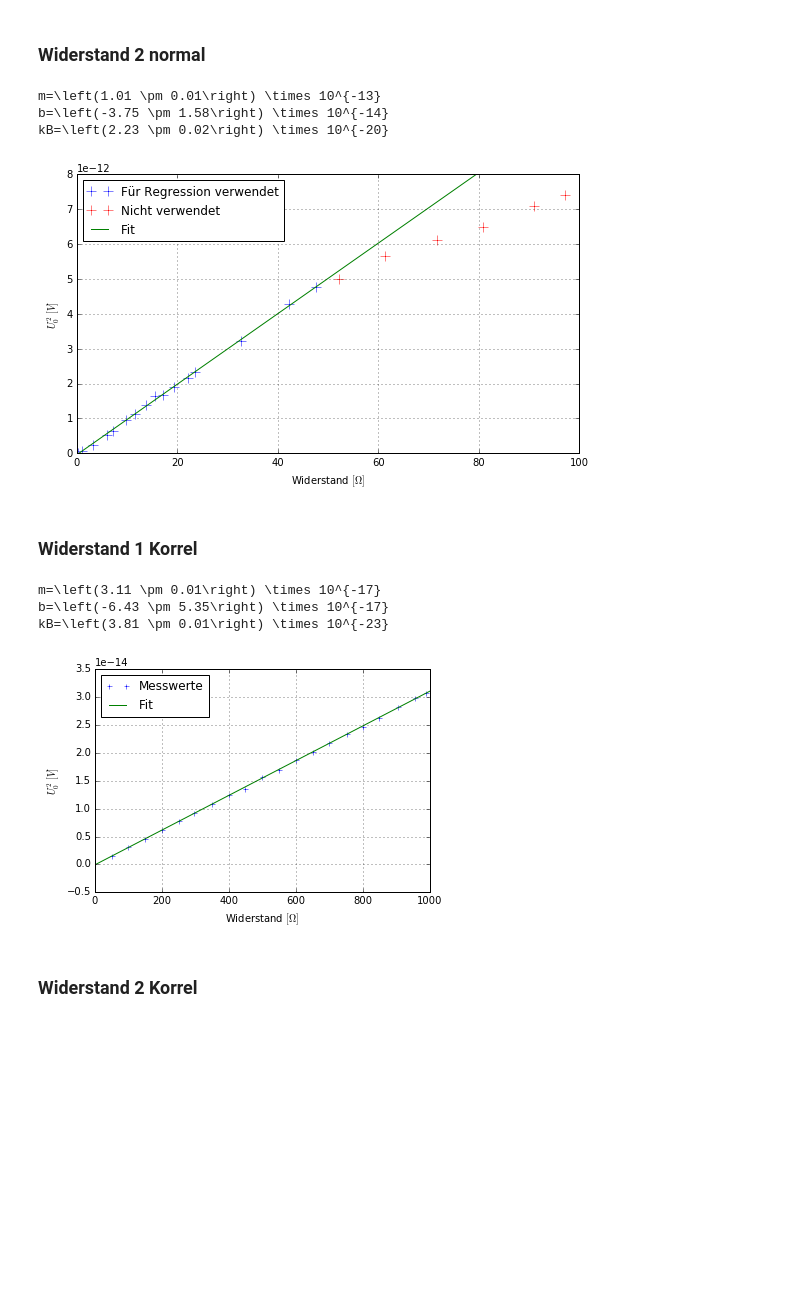
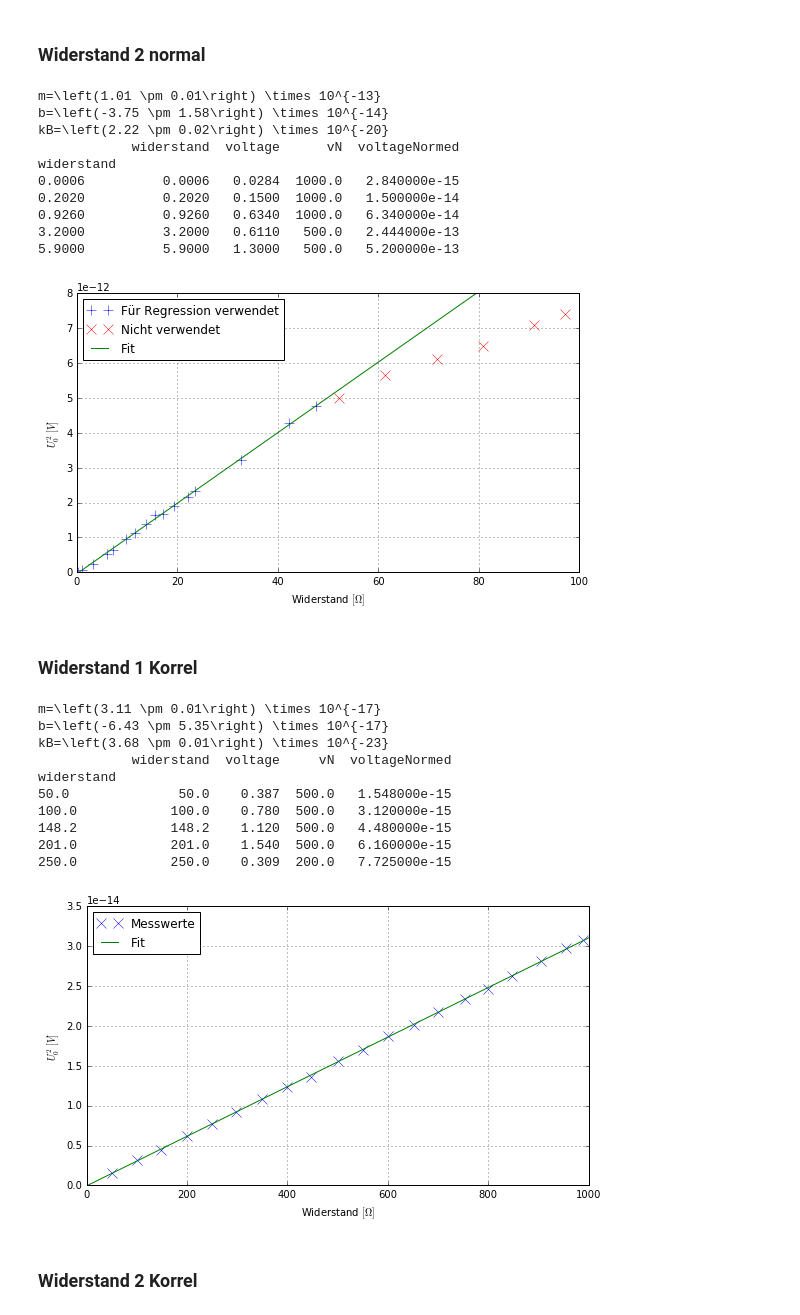
Before and after one commit to Diman1992/FP-M.Sc, a Jupyter notebook: 04Rauschen/auswertung/Untitled.ipynb, the cells around one changed output. Saved outputs shown, nothing was run; the diff lists cells and outputs as text; code cells hidden in the pictures; blank space fills up the shorter version.

```diff
--- a/04Rauschen/auswertung/Untitled.ipynb
+++ b/04Rauschen/auswertung/Untitled.ipynb
@@ -61,6 +69,7 @@ sin1['frequenzkHz'] = sin1.frequenz #Plot soll in kHz bleiben
 sin1.frequenz *= 1000 # in Herz umrechnen
 sin1.index = sin1.frequenz
 sin1['voltage'] /= 1000 #in Volt umrechnen
+sin1.sort_index(inplace=True)
 
 # Verstärkungen aufzählen
 V_in = 175e-3 #Eingangsspannung
@@ -77,7 +86,7 @@ sin1['verstaerkung'] = V_gl * V_V**2 * V_N
 # Plot der Messewerte
 fig = plt.figure(figsize=(9,5))
 ax = fig.add_subplot(111)
-ax.plot(sin1.frequenzkHz, sin1.voltageCorrected, linestyle='', marker='+', markersize=10, label='Messwerte')
+ax.plot(sin1.frequenzkHz, sin1.voltageCorrected, linestyle='', marker='x', markersize=10, label='Messwerte')
 ax.set_xlim((0,45))
 ax.set_xlabel('Frequenz [kHz]')
 ax.set_ylabel(r'$\eta(\nu)$')
@@ -85,11 +94,9 @@ ax.grid()
 ax.legend(loc='best')
 fig.savefig('results/sin.pdf')
 
+plt.show()
+
 # Latex Tabelle
-output = sin1.sort_values('frequenz')
-output.voltageCorrected *= 1000
-output.to_latex('results/latex_sinus1.tab', header=False, index=False,
-            float_format='%2.2f', columns=['frequenz','vN','voltageCorrected'],)
-
-plt.show()
+sin1['v'] = sin1.voltageCorrected*1000
+#sin1.to_latex('latex_sin1', float_format='%2.2f', header=False, index=False, columns=['frequenzkHz','vN','v'])
 # %% [output]
@@ -110,6 +117,7 @@ sin2['frequenzkHz'] = sin2.frequenz # Plot soll in kHz bleiben
 sin2.frequenz *= 1000. # in Herz umrechnen
 sin2.index = sin2.frequenz
 sin2['voltage'] /= 1000. #in Volt umrechnen
+sin2.sort_index(inplace=True)
 
 
 
@@ -146,7 +154,7 @@ x = np.linspace(5e3, 30e3, 1000)
 # Plot der Messewerte
 fig = plt.figure(figsize=(9,5))
 ax = fig.add_subplot(111)
-ax.plot(sin2.frequenzkHz, sin2.voltageCorrected, linestyle='', marker='+', markersize=10, label='Messwerte')
+ax.plot(sin2.frequenzkHz, sin2.voltageCorrected, linestyle='', marker='x', markersize=10, label='Messwerte')
 
 y = durchlasskurve(x, popt[0], popt[1], popt[2])
 ax.plot(x/1000,y, label='Fit')
@@ -162,6 +170,8 @@ ax.legend(loc='upper right')
 fig.savefig('results/sin_korrel.pdf')
 
 plt.show()
+sin2['v'] = sin2.voltageCorrected*1000
+#sin2.to_latex('latex_sin2', float_format='%2.3f', header=False, index=False, columns=['frequenzkHz','vN','v'])
 # %% [output]
 15021.62 \pm 18.02
 8.09 \pm 0.26
@@ -308,7 +329,7 @@ with open("results/wid2_kb.fit", "w") as text_file:
 fig = plt.figure(figsize=(9,5))
 ax = fig.add_subplot(111)
 daten.voltageNormed.plot(ax=ax, linestyle='', marker='+', color='blue', markersize=10, label='Für Regression verwendet')
-noFit.voltageNormed.plot(ax=ax, linestyle='', marker='+', color='red', markersize=10, label='Nicht verwendet')
+noFit.voltageNormed.plot(ax=ax, linestyle='', marker='x', color='red', markersize=10, label='Nicht verwendet')
 
 
 
@@ -321,12 +342,24 @@ ax.set_ylabel('$U_0^2\ [V]$')
 ax.grid()
 ax.legend(loc='best')
 fig.savefig('results/wid2.pdf')
+
+
+daten['v'] = daten.voltageNormed*1e13
+#daten.to_latex('latex_wid2', float_format='%2.3f', header=False, index=False, columns=['widerstand','vN','v'])
+
 plt.show()
 # %% [output]
 m=\left(1.01 \pm 0.01\right) \times 10^{-13}
 b=\left(-3.75 \pm 1.58\right) \times 10^{-14}
-kB=\left(2.23 \pm 0.02\right) \times 10^{-20}
+kB=\left(2.22 \pm 0.02\right) \times 10^{-20}
+            widerstand  voltage      vN  voltageNormed
+widerstand
+0.0006          0.0006   0.0284  1000.0   2.840000e-15
+0.2020          0.2020   0.1500  1000.0   1.500000e-14
+0.9260          0.9260   0.6340  1000.0   6.340000e-14
+3.2000          3.2000   0.6110   500.0   2.444000e-13
+5.9000          5.9000   1.3000   500.0   5.200000e-13
-[figure, old version]
+[figure, new version]
 # %% [markdown]
 ### Widerstand 1 Korrel
 # %%
@@ -349,36 +382,50 @@ popt, pcov = curve_fit(gerade, daten.widerstand, daten.voltageNormed)
 perr = np.sqrt(np.diag(pcov))
 m = unc.ufloat(popt[0], perr[0])
 b = unc.ufloat(popt[1], perr[1])
 kB1_korrel = m/(4 * deltaNu2 * 293.15)
 
 with open("results/wid1_korrel_m.fit", "w") as text_file:
     print('{:.3L}'.format(m), file=text_file)
     print('m={:.3L}'.format(m))
 with open("results/wid1_korrel_b.fit", "w") as text_file:
     print('{:.3L}'.format(b), file=text_file)
     print('b={:.3L}'.format(b))
 with open("results/wid1_korrel_kb.fit", "w") as text_file:
     print('{:.3L}'.format(kB1_korrel), file=text_file)
     print('kB={:.3L}'.format(kB1_korrel))
 
 x = np.linspace(0, 1000, 20)
 y = gerade(x,popt[0], popt[1])
 
 
-daten.voltageNormed.plot(linestyle='', marker='+', markersize=5, label='Messwerte')
+fig = plt.figure(figsize=(9,5))
+daten.voltageNormed.plot(linestyle='', marker='x', markersize=10, label='Messwerte')
 plt.plot(x,y, label='Fit')
 plt.xlim((0,1000))
+plt.ylim((0,3.5e-14))
 plt.xlabel('Widerstand $[\Omega]$')
 plt.ylabel('$U_0^2\ [V]$')
 plt.grid()
 plt.legend(loc='best')
 plt.savefig('results/wid1_korrel.pdf')
+
+
+daten['v'] = daten.voltageNormed*1e14
+#daten.to_latex('latex_wid1_korrel', float_format='%2.3f', header=False, index=False, columns=['widerstand','vN','v'])
+
 plt.show()
 # %% [output]
 m=\left(3.11 \pm 0.01\right) \times 10^{-17}
 b=\left(-6.43 \pm 5.35\right) \times 10^{-17}
-kB=\left(3.81 \pm 0.01\right) \times 10^{-23}
+kB=\left(3.68 \pm 0.01\right) \times 10^{-23}
+            widerstand  voltage     vN  voltageNormed
+widerstand
+50.0              50.0    0.387  500.0   1.548000e-15
+100.0            100.0    0.780  500.0   3.120000e-15
+148.2            148.2    1.120  500.0   4.480000e-15
+201.0            201.0    1.540  500.0   6.160000e-15
+250.0            250.0    0.309  200.0   7.725000e-15
-[figure, old version]
+[figure, new version]
 # %% [markdown]
 ### Widerstand 2 Korrel
 # %%
```
Also changed, not shown: parts of 13 cells of this notebook, 35 other files.
